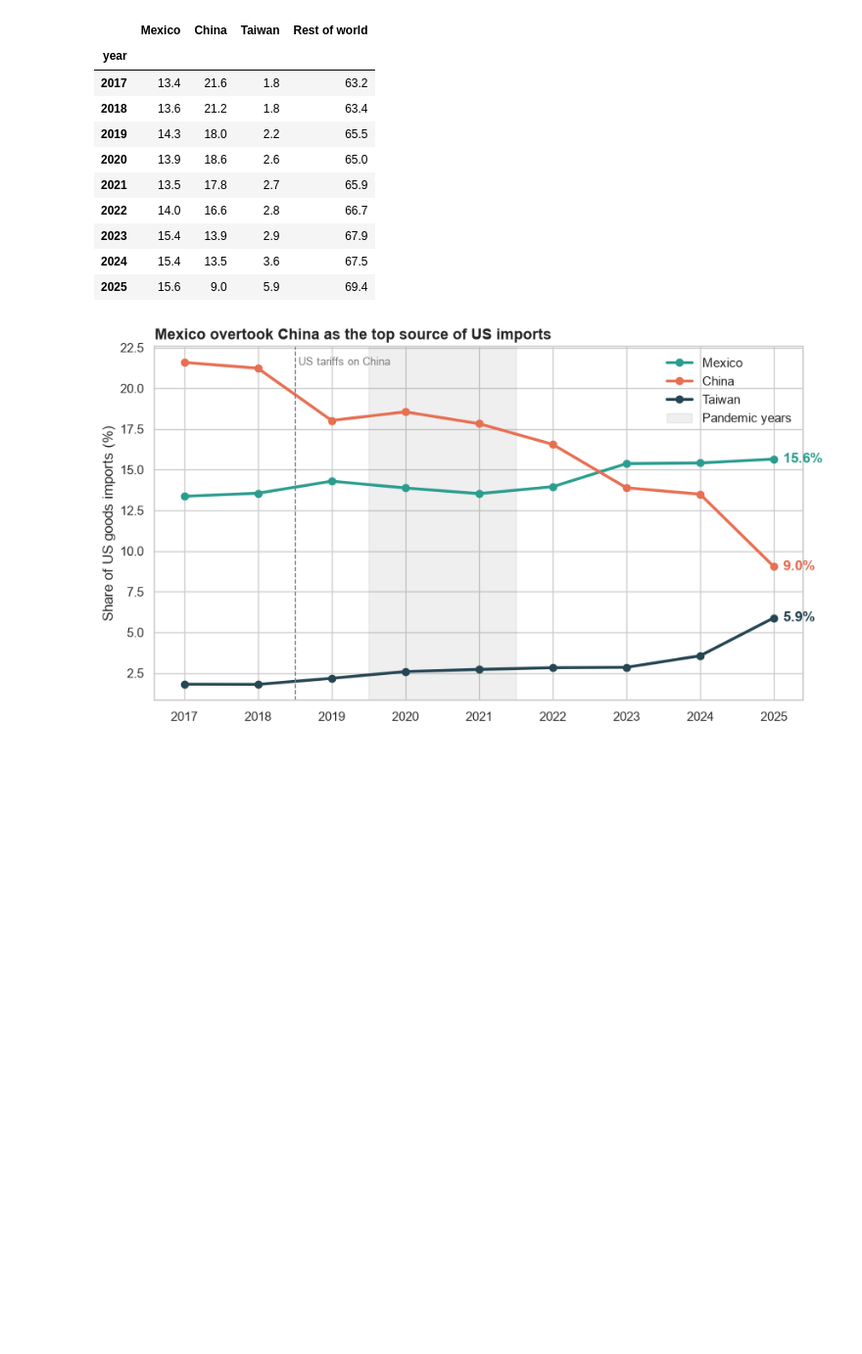
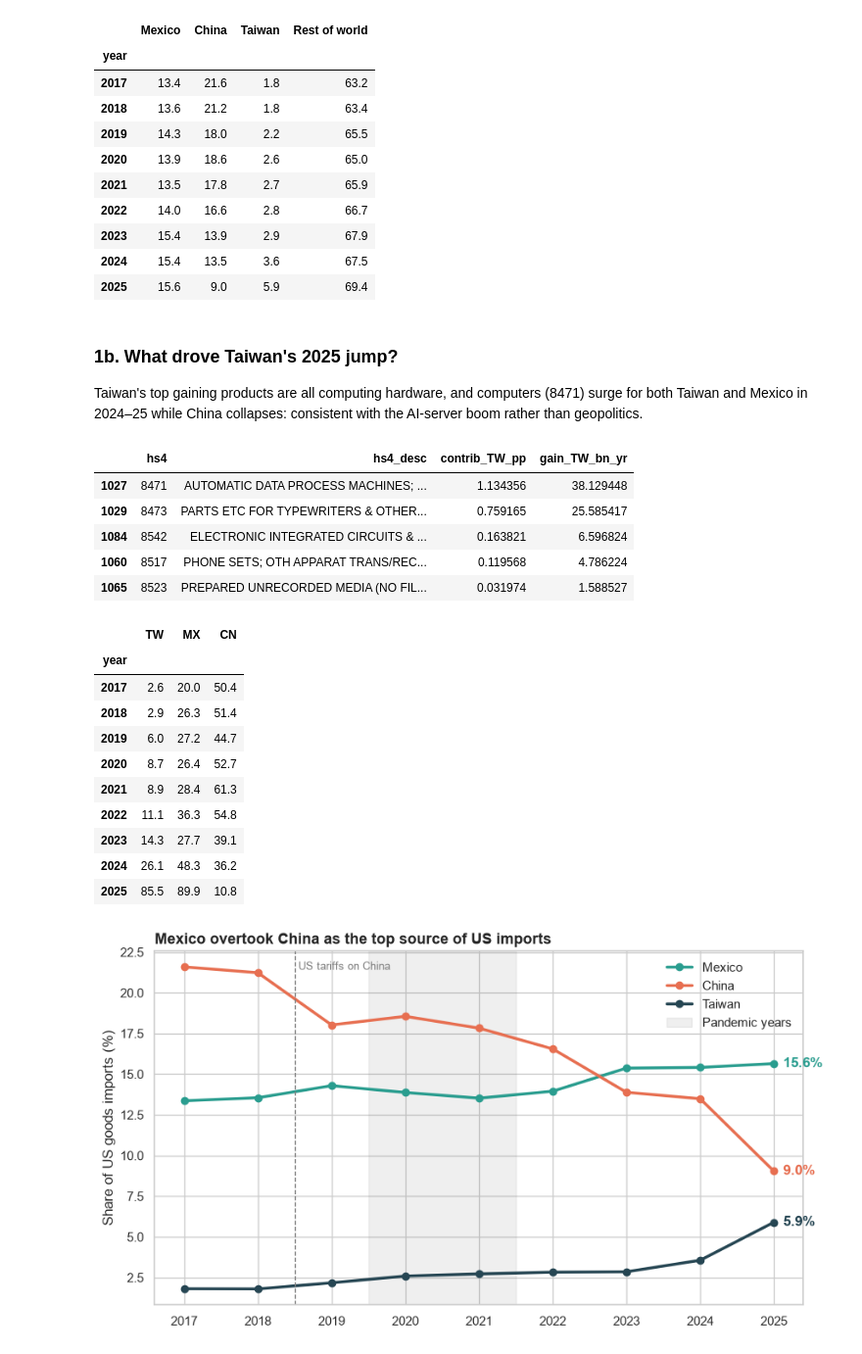
Before and after one commit to axelsn04/nearshoring-mexico-analysis, a Jupyter notebook: notebooks/03_analysis_models.ipynb, the cells around one changed output. Shown at 98% size. Cells and saved outputs as stored; diff of their text form; code cells hidden in the pictures; blank space fills up the shorter version.

```diff
--- a/notebooks/03_analysis_models.ipynb
+++ b/notebooks/03_analysis_models.ipynb
@@ -106,6 +106,33 @@ shares.round(1)
 | 2023 | 15.4 | 13.9 | 2.9 | 67.9 |
 | 2024 | 15.4 | 13.5 | 3.6 | 67.5 |
 | 2025 | 15.6 | 9.0 | 5.9 | 69.4 |
+# %% [markdown]
+### 1b. What drove Taiwan's 2025 jump?
+Taiwan's top gaining products are all computing hardware, and computers (8471) surge
+for both Taiwan and Mexico in 2024–25 while China collapses: consistent with the
+AI-server boom rather than geopolitics.
+# %%
+tw_top = feat.nlargest(5, "contrib_TW_pp")[["hs4", "hs4_desc", "contrib_TW_pp", "gain_TW_bn_yr"]]
+display(tw_top)
+annual.loc[annual["hs4"] == "8471", ["year", "TW", "MX", "CN"]].set_index("year").div(1e9).round(1)
+# %% [output]
+|  | hs4 | hs4_desc | contrib_TW_pp | gain_TW_bn_yr |
+| 1027 | 8471 | AUTOMATIC DATA PROCESS MACHINES; ... | 1.134356 | 38.129448 |
+| 1029 | 8473 | PARTS ETC FOR TYPEWRITERS & OTHER... | 0.759165 | 25.585417 |
+| 1084 | 8542 | ELECTRONIC INTEGRATED CIRCUITS & ... | 0.163821 | 6.596824 |
+| 1060 | 8517 | PHONE SETS; OTH APPARAT TRANS/REC... | 0.119568 | 4.786224 |
+| 1065 | 8523 | PREPARED UNRECORDED MEDIA (NO FIL... | 0.031974 | 1.588527 |
+|  | TW | MX | CN |
+| year |  |  |  |
+| 2017 | 2.6 | 20.0 | 50.4 |
+| 2018 | 2.9 | 26.3 | 51.4 |
+| 2019 | 6.0 | 27.2 | 44.7 |
+| 2020 | 8.7 | 26.4 | 52.7 |
+| 2021 | 8.9 | 28.4 | 61.3 |
+| 2022 | 11.1 | 36.3 | 54.8 |
+| 2023 | 14.3 | 27.7 | 39.1 |
+| 2024 | 26.1 | 48.3 | 36.2 |
+| 2025 | 85.5 | 89.9 | 10.8 |
 # %%
 fig, ax = plt.subplots(figsize=(10, 5.5))
 for c in ["Mexico", "China", "Taiwan"]:
```
Also changed, not shown: parts of 20 cells of this notebook, 12 other files.
